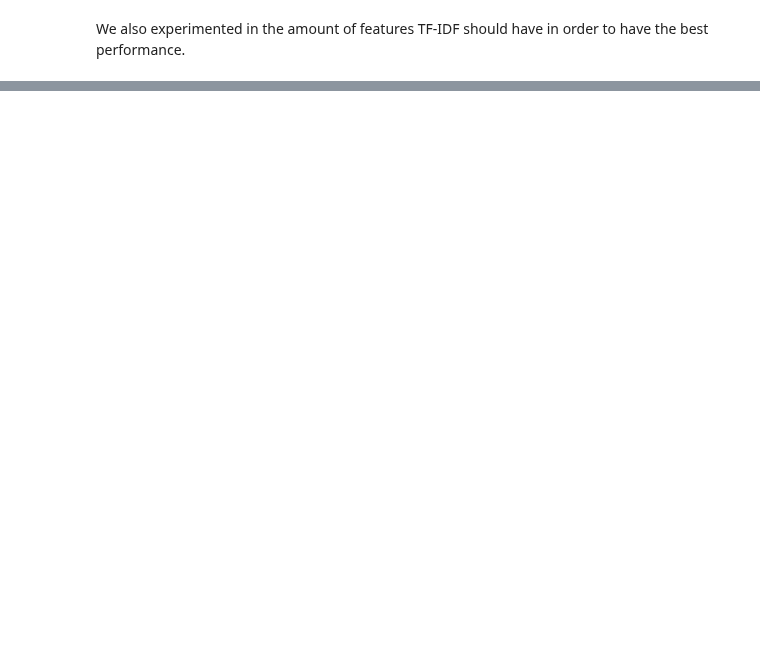
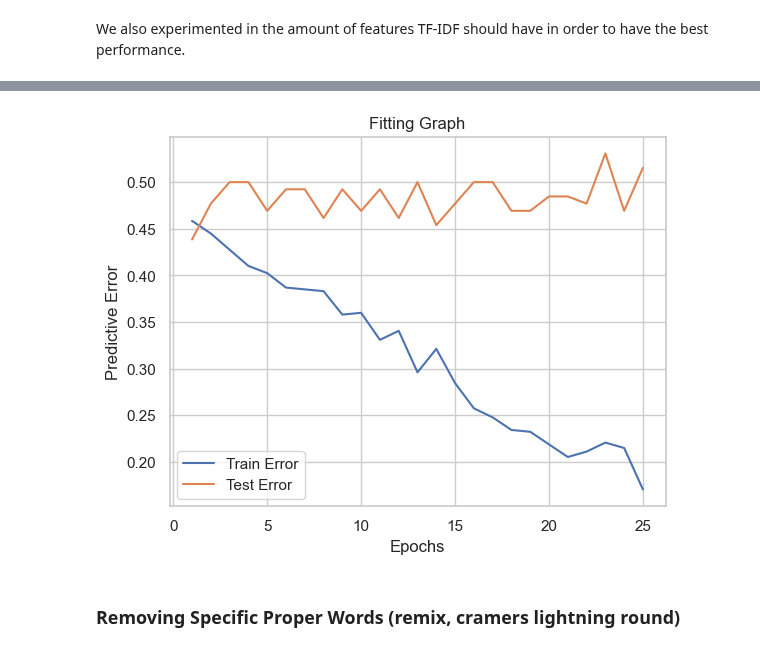
Before and after one commit to Aaron3963/CSE_151A_Project, a Jupyter notebook: project.ipynb, the cells around one changed output, grey strips where cells are left out. Cells and saved outputs as stored; diff of their text form; code cells hidden in the pictures; blank space fills up the shorter version.

```diff
--- a/project.ipynb
+++ b/project.ipynb
@@ -567,0 +838,6 @@ As expected, we do not need to high complexity for TF-IDF, as increasing it will
+# %%
+generateFittingGraph(train_error, test_error, EPOCHS)
+# %% [output]
+[figure, added]
+# %% [markdown]
+### Removing Specific Proper Words (remix, cramers lightning round)
```
Also changed, not shown: parts of 44 cells of this notebook, 25 other files.
